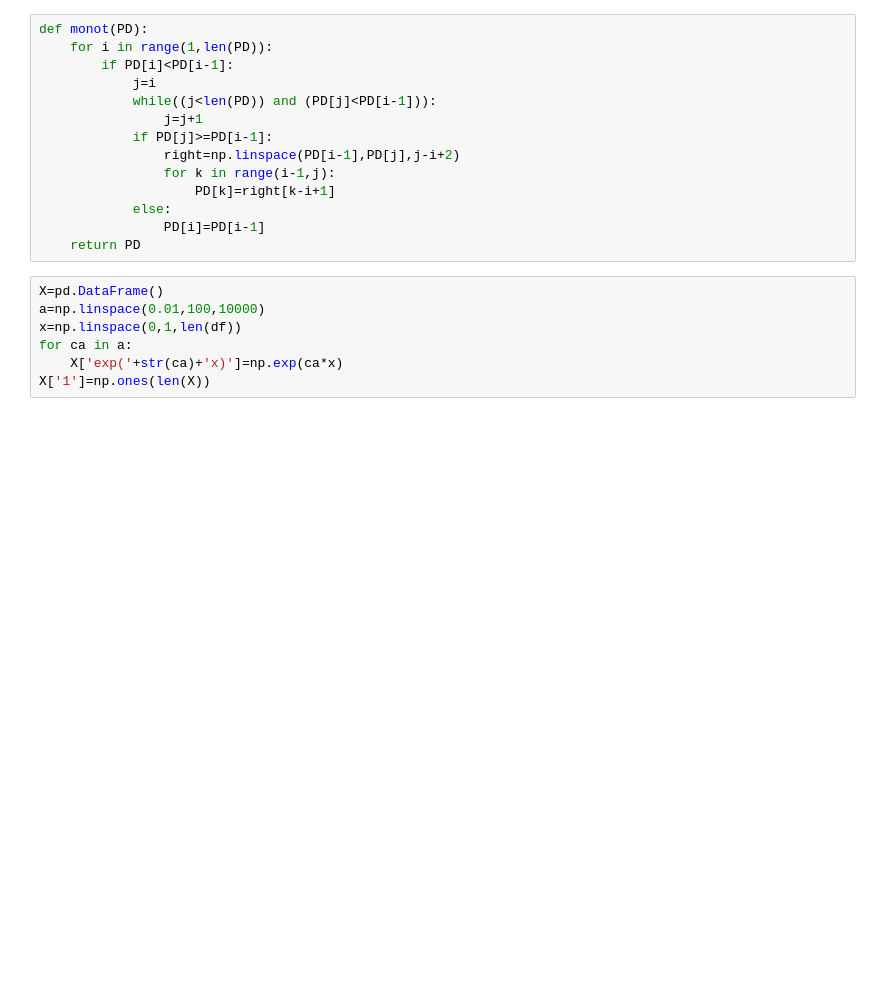
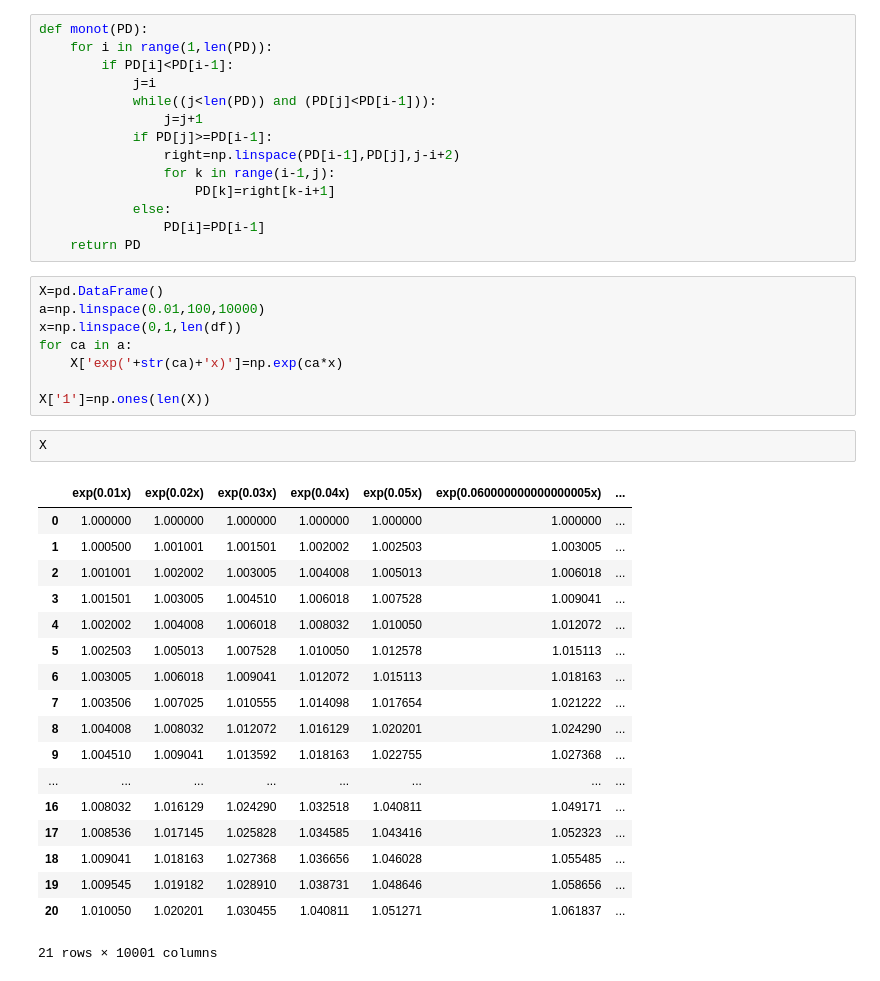
Before and after one commit to nk-ok1/CMF-proj, a Jupyter notebook: PD-curves.ipynb, the cells around one changed output. Saved outputs shown, nothing was run; the diff lists cells and outputs as text; blank space fills up the shorter version.

```diff
--- a/PD-curves.ipynb
+++ b/PD-curves.ipynb
@@ -47,7 +47,29 @@ a=np.linspace(0.01,100,10000)
 x=np.linspace(0,1,len(df))
 for ca in a:
     X['exp('+str(ca)+'x)']=np.exp(ca*x)
+
 X['1']=np.ones(len(X))
+# %%
+X
+# %% [output]
+|  | exp(0.01x) | exp(0.02x) | exp(0.03x) | exp(0.04x) | exp(0.05x) | exp(0.060000000000000005x) | ... |
+| 0 | 1.000000 | 1.000000 | 1.000000 | 1.000000 | 1.000000 | 1.000000 | ... |
+| 1 | 1.000500 | 1.001001 | 1.001501 | 1.002002 | 1.002503 | 1.003005 | ... |
+| 2 | 1.001001 | 1.002002 | 1.003005 | 1.004008 | 1.005013 | 1.006018 | ... |
+| 3 | 1.001501 | 1.003005 | 1.004510 | 1.006018 | 1.007528 | 1.009041 | ... |
+| 4 | 1.002002 | 1.004008 | 1.006018 | 1.008032 | 1.010050 | 1.012072 | ... |
+| 5 | 1.002503 | 1.005013 | 1.007528 | 1.010050 | 1.012578 | 1.015113 | ... |
+| 6 | 1.003005 | 1.006018 | 1.009041 | 1.012072 | 1.015113 | 1.018163 | ... |
+| 7 | 1.003506 | 1.007025 | 1.010555 | 1.014098 | 1.017654 | 1.021222 | ... |
+| 8 | 1.004008 | 1.008032 | 1.012072 | 1.016129 | 1.020201 | 1.024290 | ... |
+| 9 | 1.004510 | 1.009041 | 1.013592 | 1.018163 | 1.022755 | 1.027368 | ... |
+| ... | ... | ... | ... | ... | ... | ... | ... |
+| 16 | 1.008032 | 1.016129 | 1.024290 | 1.032518 | 1.040811 | 1.049171 | ... |
+| 17 | 1.008536 | 1.017145 | 1.025828 | 1.034585 | 1.043416 | 1.052323 | ... |
+| 18 | 1.009041 | 1.018163 | 1.027368 | 1.036656 | 1.046028 | 1.055485 | ... |
+| 19 | 1.009545 | 1.019182 | 1.028910 | 1.038731 | 1.048646 | 1.058656 | ... |
+| 20 | 1.010050 | 1.020201 | 1.030455 | 1.040811 | 1.051271 | 1.061837 | ... |
+21 rows × 10001 columns
 # %%
 PD=monot(df.Fitch_observed_DR.copy())
 reg = LinearRegression(normalize=True,positive=True,fit_intercept=False).fit(X, PD)
```
Also changed, not shown: parts of 12 cells of this notebook, 15 other files.
